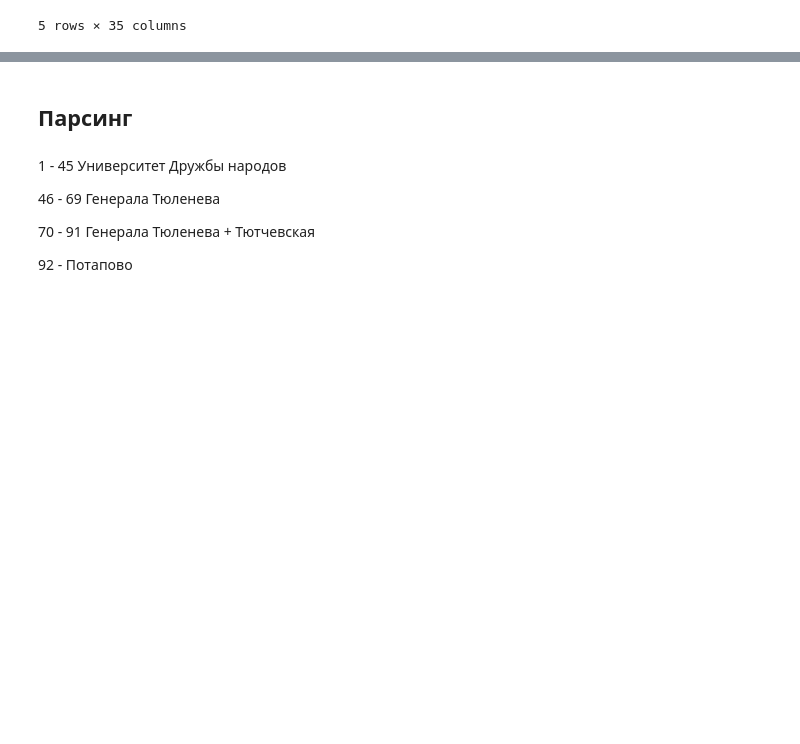
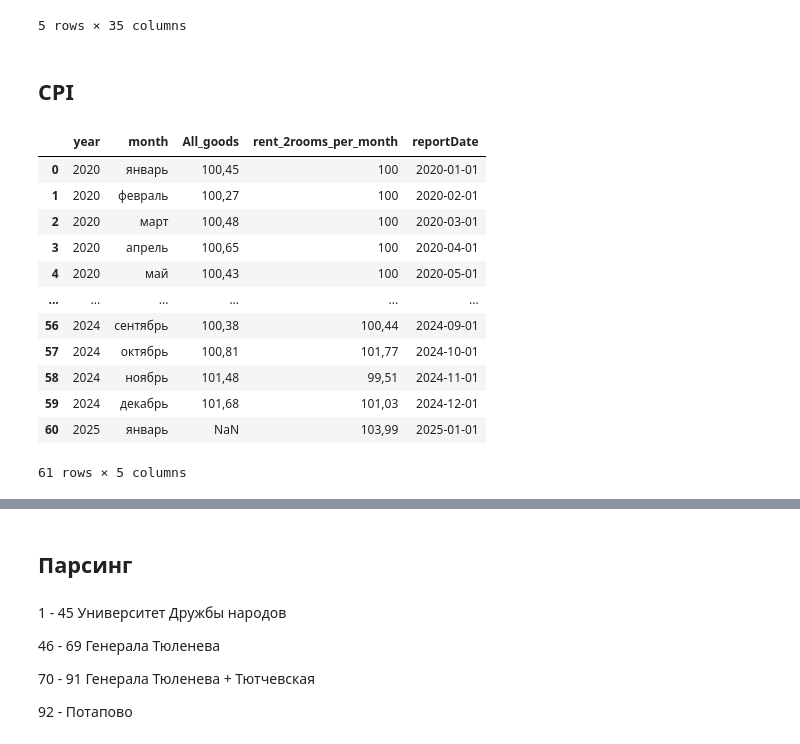
Before and after one commit to andrewch28/Cian, a Jupyter notebook: cian.ipynb, the cells around one changed output, grey strips where cells are left out. Drawn from its saved outputs; the diff is of its cells as text; code cells hidden in the pictures; blank space fills up the shorter version.

```diff
--- a/cian.ipynb
+++ b/cian.ipynb
@@ -200,0 +261,32 @@ merged_table.head()
+# %% [markdown]
+## CPI
+# %%
+cpi = pd.read_csv("rent_goods_cpi.csv", sep=";")
+# %%
+months = {
+    'январь': '01', 'февраль': '02', 'март': '03', 'апрель': '04',
+    'май': '05', 'июнь': '06', 'июль': '07', 'август': '08',
+    'сентябрь': '09', 'октябрь': '10', 'ноябрь': '11', 'декабрь': '12'
+}
+
+# Создание нового столбца с датой
+cpi['reportDate'] = cpi['year'].astype(str) + '-' + cpi['month'].map(months) + '-01'
+
+# Преобразование в формат datetime (по желанию)
+cpi['reportDate'] = pd.to_datetime(cpi['reportDate']).dt.date
+# %%
+cpi
+# %% [output]
+|  | year | month | All_goods | rent_2rooms_per_month | reportDate |
+| 0 | 2020 | январь | 100,45 | 100 | 2020-01-01 |
+| 1 | 2020 | февраль | 100,27 | 100 | 2020-02-01 |
+| 2 | 2020 | март | 100,48 | 100 | 2020-03-01 |
+| 3 | 2020 | апрель | 100,65 | 100 | 2020-04-01 |
+| 4 | 2020 | май | 100,43 | 100 | 2020-05-01 |
+| ... | ... | ... | ... | ... | ... |
+| 56 | 2024 | сентябрь | 100,38 | 100,44 | 2024-09-01 |
+| 57 | 2024 | октябрь | 100,81 | 101,77 | 2024-10-01 |
+| 58 | 2024 | ноябрь | 101,48 | 99,51 | 2024-11-01 |
+| 59 | 2024 | декабрь | 101,68 | 101,03 | 2024-12-01 |
+| 60 | 2025 | январь | NaN | 103,99 | 2025-01-01 |
+61 rows × 5 columns
```
Also changed, not shown: parts of 24 cells of this notebook, 5 other files.
